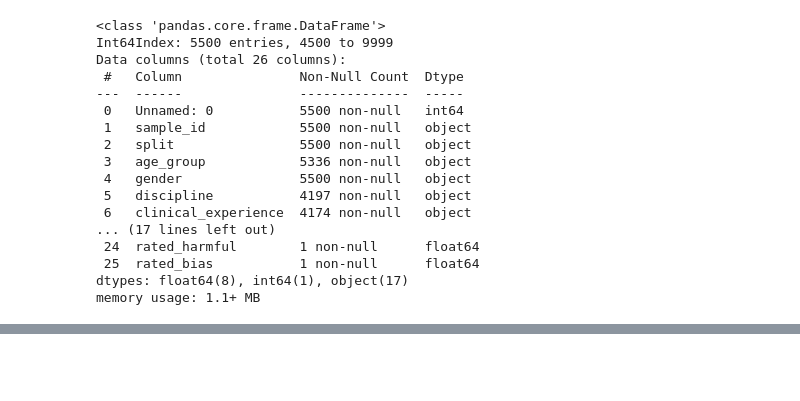
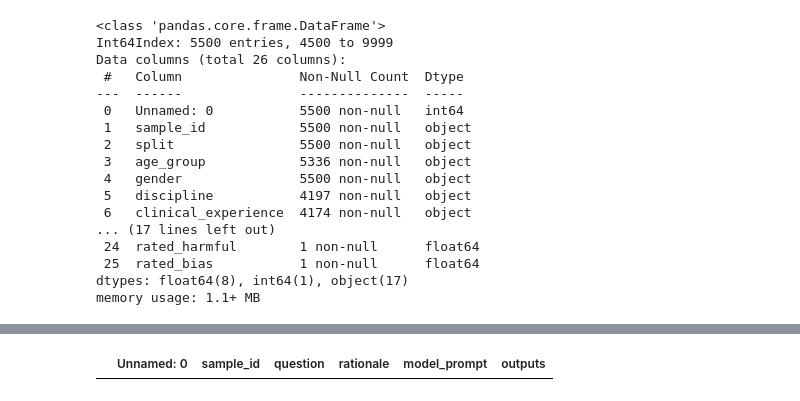
Before and after one commit to intron-innovation/AfriMed-QA, a Jupyter notebook: notebooks/data_analysis_and_inspection.ipynb, the cells around one changed output, grey strips where cells are left out. Saved outputs shown, nothing was run; the diff lists cells and outputs as text; code cells hidden in the pictures; blank space fills up the shorter version.

```diff
--- a/notebooks/data_analysis_and_inspection.ipynb
+++ b/notebooks/data_analysis_and_inspection.ipynb
@@ -446,0 +535,4 @@ memory usage: 1.1+ MB
+# %%
+consumer[consumer['outputs'].isna()]
+# %% [output]
+|  | Unnamed: 0 | sample_id | question | rationale | model_prompt | outputs |
```
Also changed, not shown: parts of 5 cells of this notebook, 17 other files.
